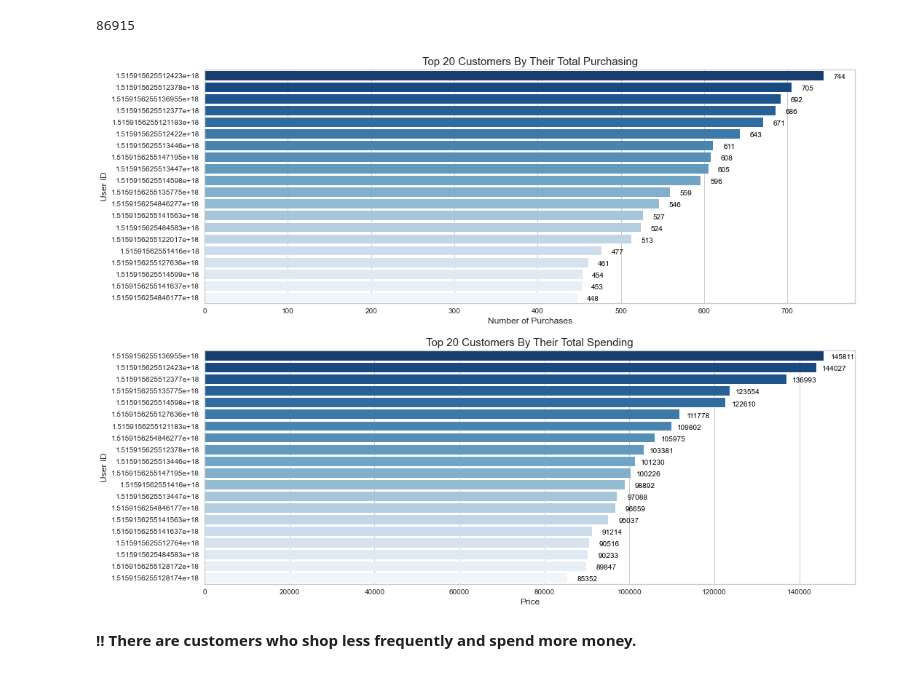
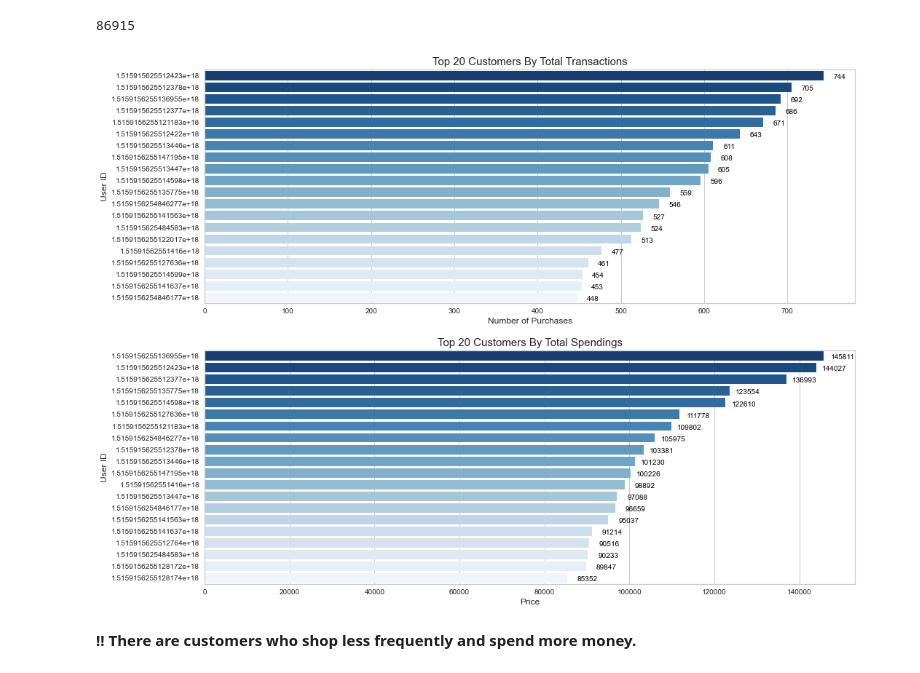
Before and after one commit to oguzkedek/E-Commerce-Electronics-Store-RFM-CLTV, a Jupyter notebook: rfm_cltv_e_commerce.ipynb, the cells around one changed output. Saved outputs shown, nothing was run; the diff lists cells and outputs as text; code cells hidden in the pictures.

```diff
--- a/rfm_cltv_ecommerce.ipynb
+++ b/rfm_cltv_e_commerce.ipynb
@@ -211,29 +211,29 @@ df['user_id'].nunique()
 # %%
 plt.figure(figsize=(16,13))
 plt.subplot(2, 1, 1)
 ax = sns.countplot(y='user_id', order=df['user_id'].value_counts().index[:20], data=df, palette='Blues_r')
 for p in ax.patches:
     ax.annotate(int(p.get_width()),((p.get_x() + p.get_width()), p.get_y()), xytext=(30, -11),
                 fontsize=10, color='black',textcoords='offset points',
                 horizontalalignment='right')
-plt.title('Top 20 Customers By Their Total Purchasing', fontsize=15)
+plt.title('Top 20 Customers By Total Transactions', fontsize=15)
 plt.xlabel('Number of Purchases', fontsize=12)
 plt.ylabel('User ID', fontsize=12)
 
 df_customer = df.groupby('user_id')[['price']].sum().\
                             sort_values(by='price', ascending=False).reset_index()[:20]
 plt.subplot(2, 1, 2)
 ax = sns.barplot(y="user_id",x="price", data=df_customer, palette='Blues_r', orient='h', order=df_customer['user_id'] )
 for p in ax.patches:
     ax.annotate(int(p.get_width()),((p.get_x() + p.get_width()), p.get_y()), xytext=(42, -11),
                 fontsize=10, color='black',textcoords='offset points',
                 horizontalalignment='right')
-plt.title('Top 20 Customers By Their Total Spending', fontsize=15)
+plt.title('Top 20 Customers By Total Spendings', fontsize=15)
 plt.xlabel('Price', fontsize=12)
 plt.ylabel('User ID', fontsize=12)
 plt.show()
 # %% [output]
-[figure, old version]
+[figure, new version]
 # %% [markdown]
 **!! There are customers who shop less frequently and spend more money.**
 # %% [markdown]
```
Also changed, not shown: parts of 1 cell of this notebook, 1 other file.
